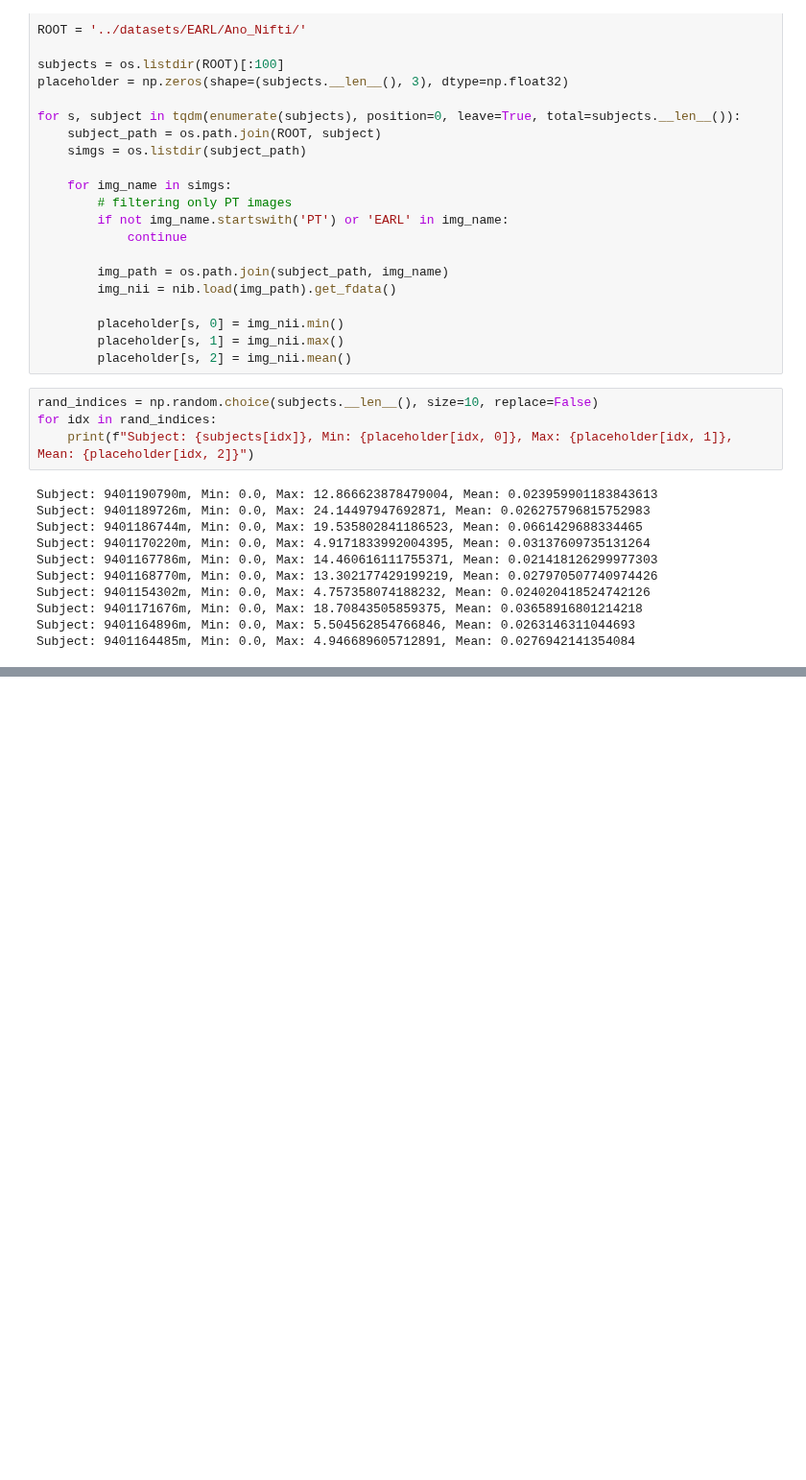
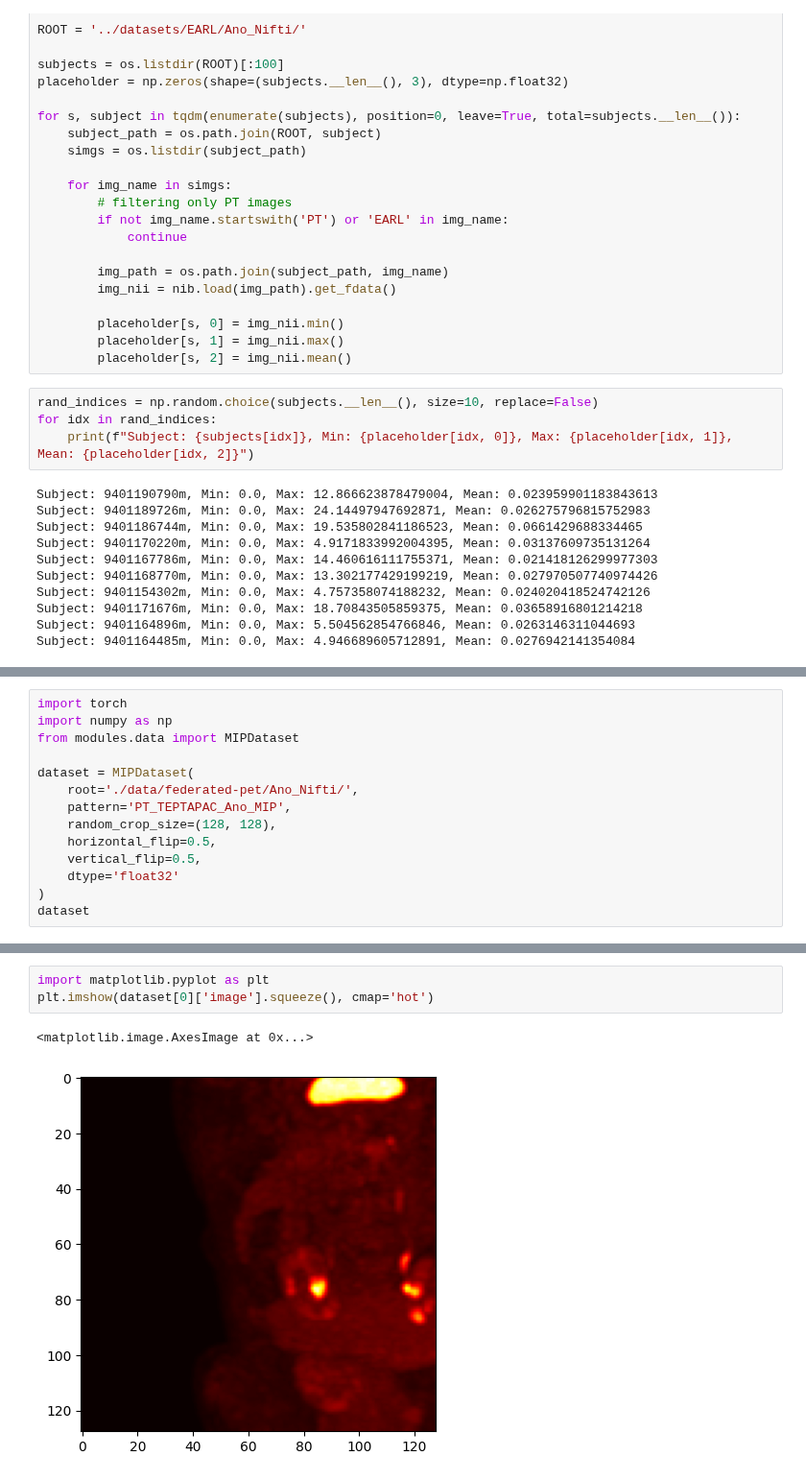
Before and after one commit to Arksyd96/federated-pet-harmonization, a Jupyter notebook: draft.ipynb, the cells around one changed output, grey strips where cells are left out. Shown at 96% size. Drawn from its saved outputs; the diff is of its cells as text; blank space fills up the shorter version.

```diff
--- a/draft.ipynb
+++ b/draft.ipynb
@@ -73,0 +76,14 @@ Subject: 9401164485m, Min: 0.0, Max: 4.946689605712891, Mean: 0.0276942141354084
+# %%
+import torch
+import numpy as np
+from modules.data import MIPDataset
+
+dataset = MIPDataset(
+    root='./data/federated-pet/Ano_Nifti/',
+    pattern='PT_TEPTAPAC_Ano_MIP',
+    random_crop_size=(128, 128),
+    horizontal_flip=0.5,
+    vertical_flip=0.5,
+    dtype='float32'
+)
+dataset
@@ -73,0 +116,6 @@ Subject: 9401164485m, Min: 0.0, Max: 4.946689605712891, Mean: 0.0276942141354084
+# %%
+import matplotlib.pyplot as plt
+plt.imshow(dataset[0]['image'].squeeze(), cmap='hot')
+# %% [output]
+<matplotlib.image.AxesImage at 0x...>
+[figure, added]
```
Also changed, not shown: parts of 7 cells of this notebook, 4 other files.
